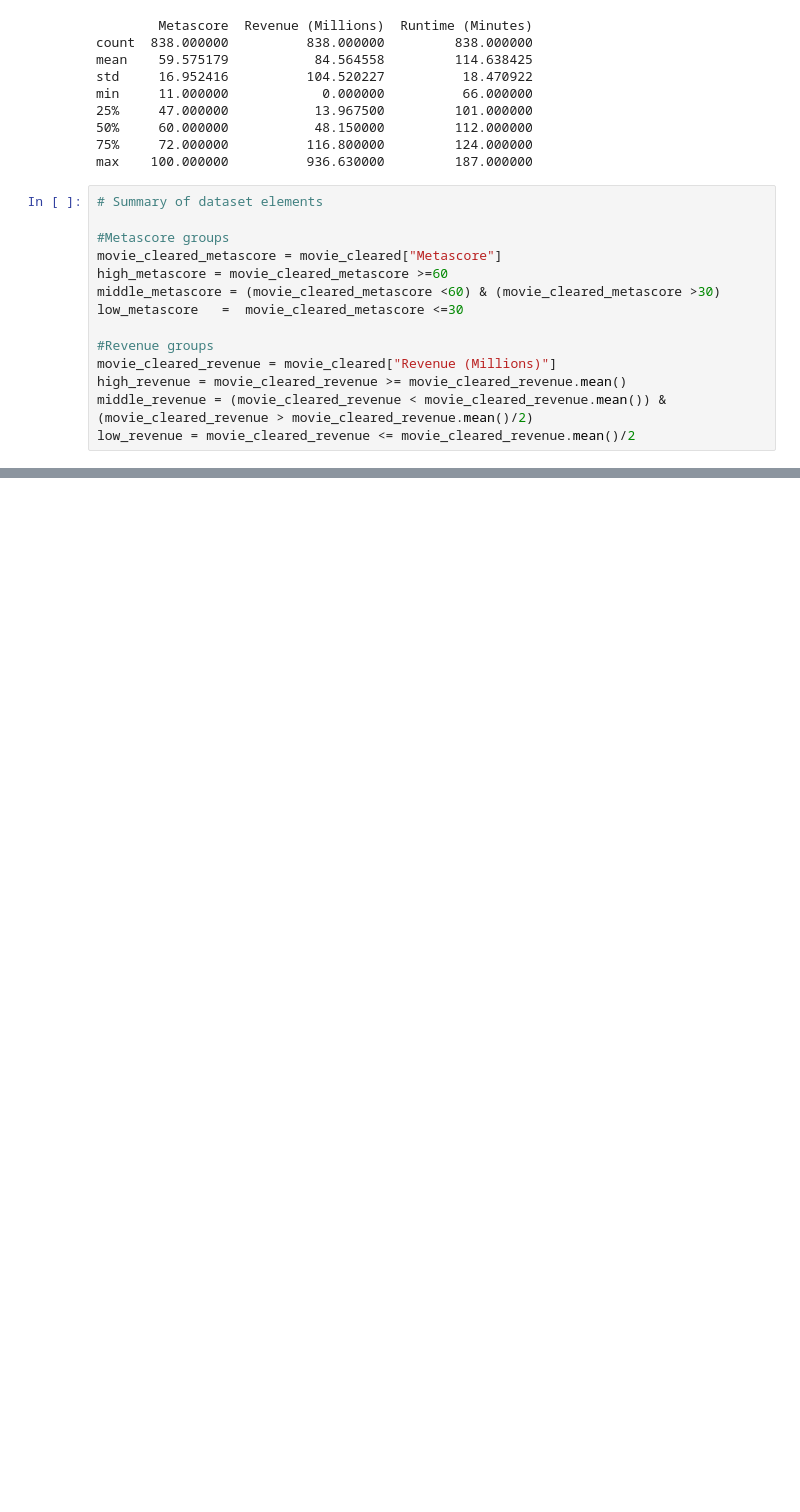
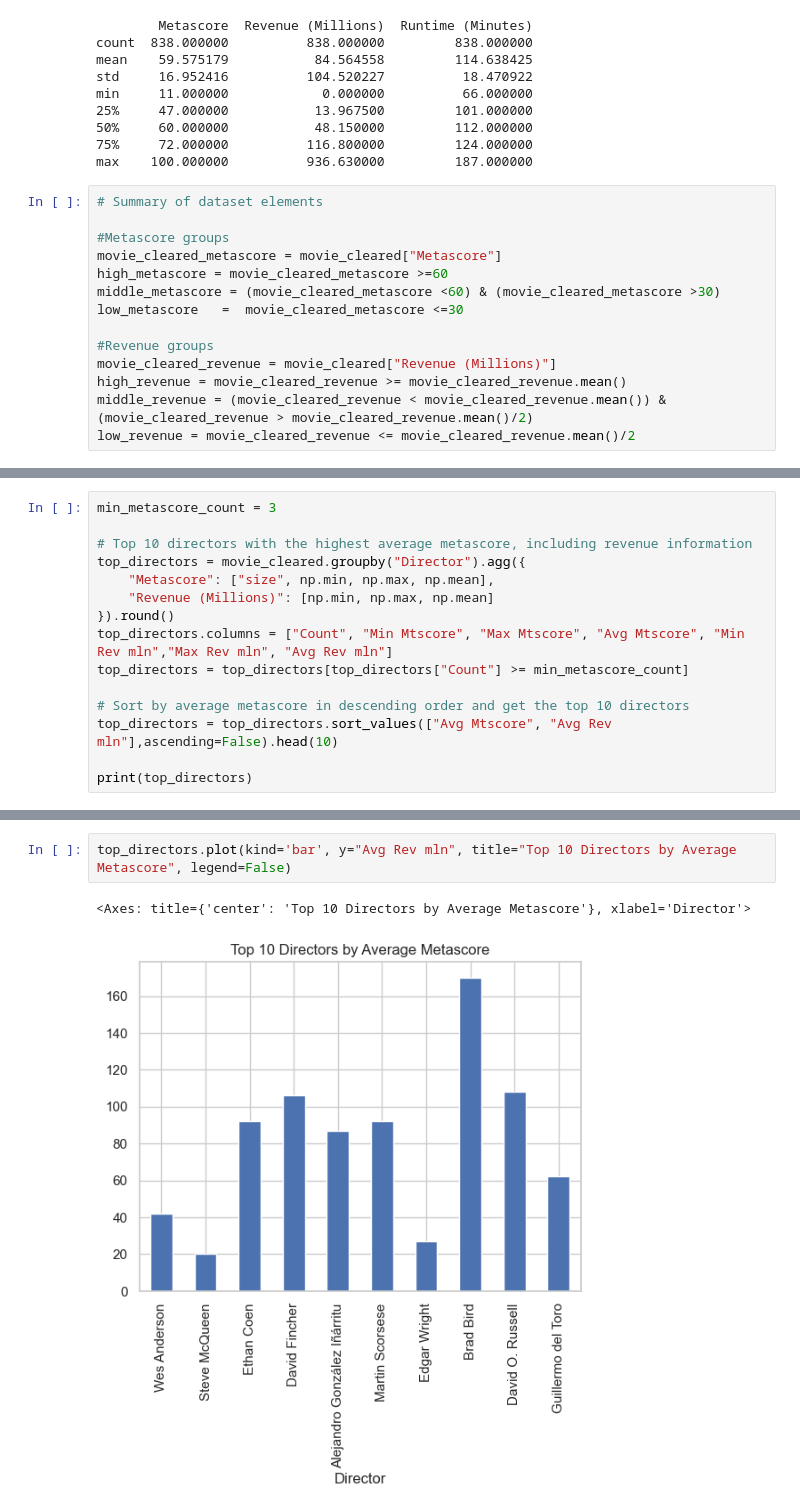
Before and after one commit to AN-Datasurfer/project_IMDb_Movies_data_analysis, a Jupyter notebook: main_analysis.ipynb, the cells around one changed output, grey strips where cells are left out. Cells and saved outputs as stored; diff of their text form; blank space fills up the shorter version.

Commit message:
data(analysis): update analysis notebook with top directors metrics

```diff
--- a/main_analysis.ipynb
+++ b/main_analysis.ipynb
@@ -79,0 +107,15 @@ low_revenue = movie_cleared_revenue <= movie_cleared_revenue.mean()/2
+# %%
+min_metascore_count = 3
+
+# Top 10 directors with the highest average metascore, including revenue information
+top_directors = movie_cleared.groupby("Director").agg({
+    "Metascore": ["size", np.min, np.max, np.mean],
+    "Revenue (Millions)": [np.min, np.max, np.mean]
+}).round()
+top_directors.columns = ["Count", "Min Mtscore", "Max Mtscore", "Avg Mtscore", "Min Rev mln","Max Rev mln", "Avg Rev mln"]
+top_directors = top_directors[top_directors["Count"] >= min_metascore_count]
+
+# Sort by average metascore in descending order and get the top 10 directors
+top_directors = top_directors.sort_values(["Avg Mtscore", "Avg Rev mln"],ascending=False).head(10)
+
+print(top_directors)
@@ -79,0 +140,5 @@ low_revenue = movie_cleared_revenue <= movie_cleared_revenue.mean()/2
+# %%
+top_directors.plot(kind='bar', y="Avg Rev mln", title="Top 10 Directors by Average Metascore", legend=False)
+# %% [output]
+<Axes: title={'center': 'Top 10 Directors by Average Metascore'}, xlabel='Director'>
+[figure, added]
```
Also changed, not shown: parts of 6 cells of this notebook.
